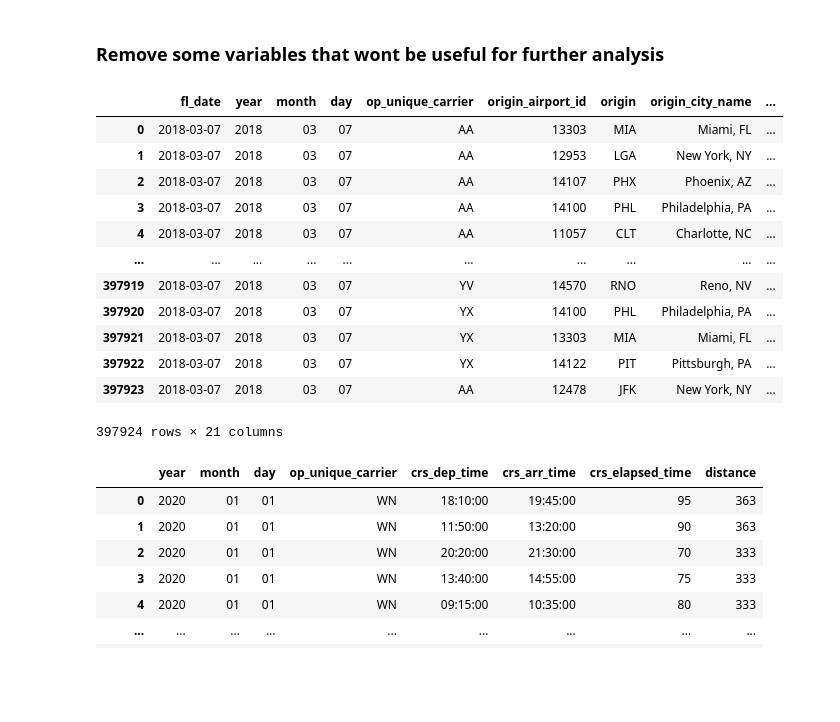
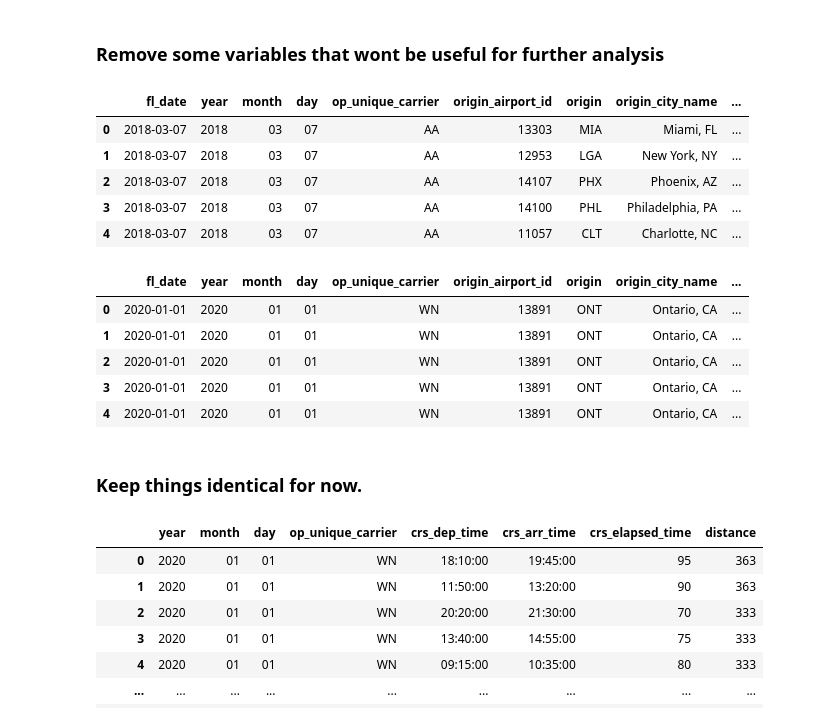
Before and after one commit to ZacharyArgentin/LHL_Midterm_Project_Predicting_Flight_Delays, a Jupyter notebook: submission_file.ipynb, the cells around one changed output. Cells and saved outputs as stored; diff of their text form; code cells hidden in the pictures; blank space fills up the shorter version.

```diff
--- a/submission_file.ipynb
+++ b/submission_file.ipynb
@@ -183,19 +203,23 @@ variables_to_remove_Test = [
 # %%
 dfTest.drop(variables_to_remove_Test, axis = 1, inplace = True)
 # %%
-df
+df.head()
 # %% [output]
 |  | fl_date | year | month | day | op_unique_carrier | origin_airport_id | origin | origin_city_name | ... |
 | 0 | 2018-03-07 | 2018 | 03 | 07 | AA | 13303 | MIA | Miami, FL | ... |
 | 1 | 2018-03-07 | 2018 | 03 | 07 | AA | 12953 | LGA | New York, NY | ... |
 | 2 | 2018-03-07 | 2018 | 03 | 07 | AA | 14107 | PHX | Phoenix, AZ | ... |
 | 3 | 2018-03-07 | 2018 | 03 | 07 | AA | 14100 | PHL | Philadelphia, PA | ... |
 | 4 | 2018-03-07 | 2018 | 03 | 07 | AA | 11057 | CLT | Charlotte, NC | ... |
-| ... | ... | ... | ... | ... | ... | ... | ... | ... | ... |
-| 397919 | 2018-03-07 | 2018 | 03 | 07 | YV | 14570 | RNO | Reno, NV | ... |
-| 397920 | 2018-03-07 | 2018 | 03 | 07 | YX | 14100 | PHL | Philadelphia, PA | ... |
-| 397921 | 2018-03-07 | 2018 | 03 | 07 | YX | 13303 | MIA | Miami, FL | ... |
-| 397922 | 2018-03-07 | 2018 | 03 | 07 | YX | 14122 | PIT | Pittsburgh, PA | ... |
-| 397923 | 2018-03-07 | 2018 | 03 | 07 | AA | 12478 | JFK | New York, NY | ... |
-397924 rows × 21 columns
+# %%
+dfTest.head()
+# %% [output]
+|  | fl_date | year | month | day | op_unique_carrier | origin_airport_id | origin | origin_city_name | ... |
+| 0 | 2020-01-01 | 2020 | 01 | 01 | WN | 13891 | ONT | Ontario, CA | ... |
+| 1 | 2020-01-01 | 2020 | 01 | 01 | WN | 13891 | ONT | Ontario, CA | ... |
+| 2 | 2020-01-01 | 2020 | 01 | 01 | WN | 13891 | ONT | Ontario, CA | ... |
+| 3 | 2020-01-01 | 2020 | 01 | 01 | WN | 13891 | ONT | Ontario, CA | ... |
+| 4 | 2020-01-01 | 2020 | 01 | 01 | WN | 13891 | ONT | Ontario, CA | ... |
+# %% [markdown]
+### Keep things identical for now.
 # %%
```
Also changed, not shown: parts of 47 cells of this notebook, 1 other file.
